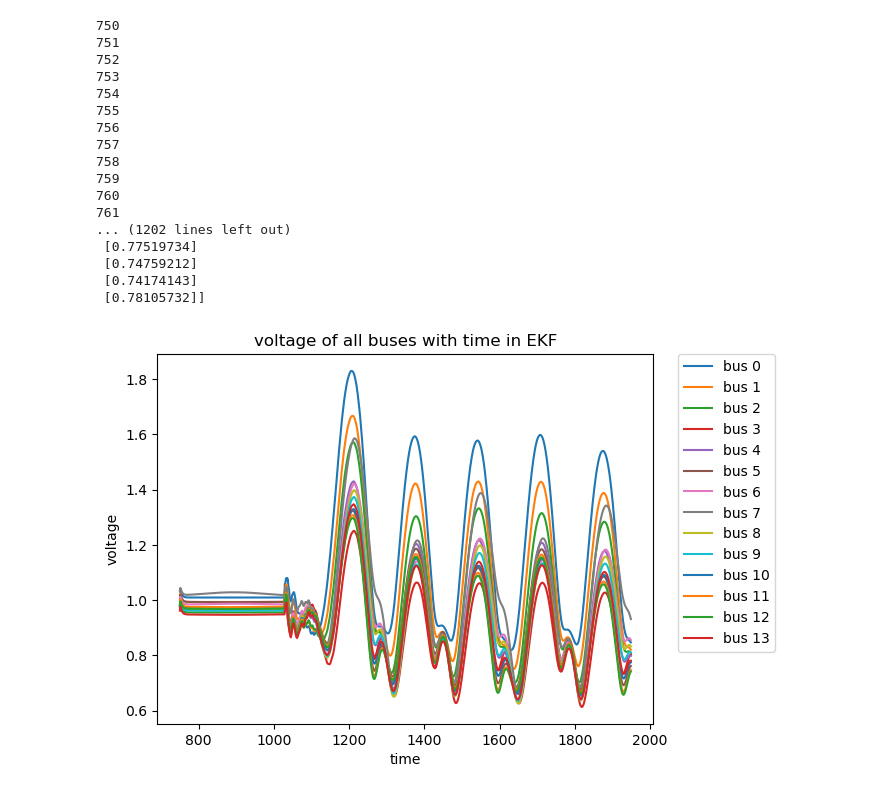
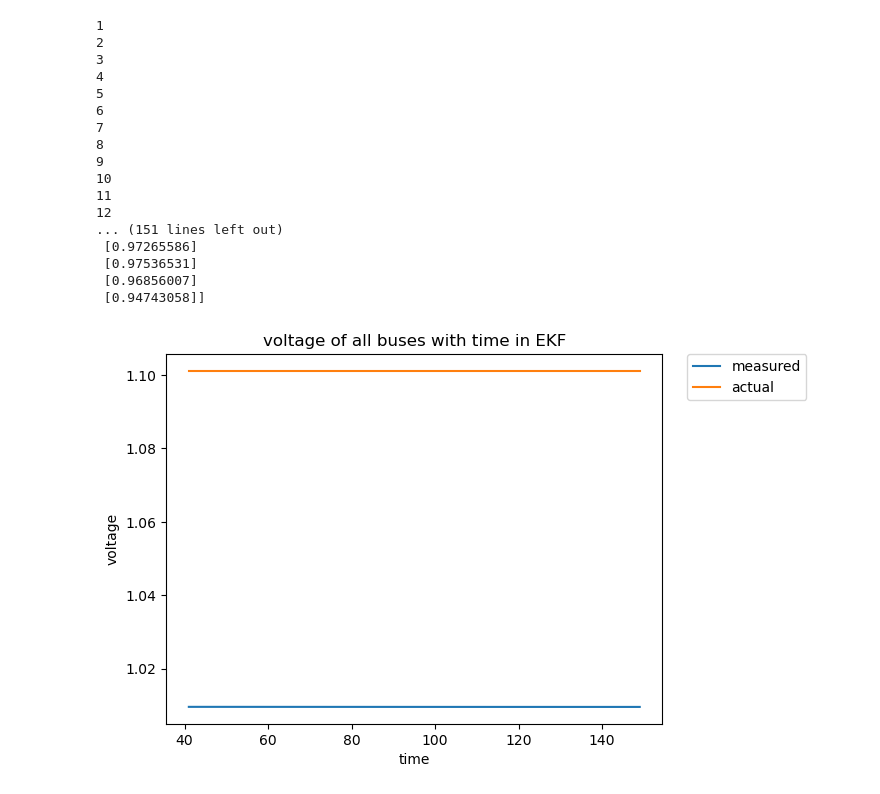
Before and after one commit to ayush-thakur/DSE_IEEE_14_bus, a Jupyter notebook: DSE_EKF_2.ipynb, the cells around one changed output. Drawn from its saved outputs; the diff is of its cells as text; code cells hidden in the pictures.

```diff
--- a/DSE_EKF_2.ipynb
+++ b/DSE_EKF_2.ipynb
@@ -378,7 +378,7 @@ def Hx(x):
 
     return h
 # %%
-Pi= pd.read_csv("C:/Users/hp/Downloads/CaseNum_245Results_fault_modified.csv")
+Pi= pd.read_csv("data/validation_measurement2_modified2.csv")
 nbus=14;
 Pi= Pi.to_numpy();
 Pi=Pi;
@@ -402,17 +402,19 @@ initial_covariance = np.eye(27)*1 # Initial covariance matrix
 ekf.x = initial_state
 ekf.P = initial_covariance # Initial covariance matrix
 
-ekf.Q =np.eye(27)# Process noise covariance matrix
-ekf.R = np.eye(41) # Measurement noise covariance matrix
+ekf.Q =np.eye(27)*0.01# Process noise covariance matrix
+ekf.R = np.eye(41)*1e-5 # Measurement noise covariance matrix
 def f(x, dt):
     F = np.identity(27)
     return F @ x
 
 x_g=[]
 y_g=[]
+df=pd.read_csv("data/validation_states1.csv")
+y_actual=[]
 for i2 in range(14):
     y_g.append([])
-for i in range (750,1950):
+for i in range (1,150):
     print(i)
     zdata = zdatas(i)
     z = zdata[:,2]
@@ -446,56 +448,59 @@ for i in range (750,1950):
     # plot.xlim(1,nbus)
 
     # plot.figure()
-    if(i>0):
+    if(i>40):
         for i1 in range(0,14):
             y11=ekf.x[13+i1]
             y_g[i1].append(y11.item())
 
         x_g.append(i)
+        y_actual.append(df['Subsystem #1|CTLs|Vars|Vrms_1'][0]/10)
         # plot.plot(range(1,nbus+1),V,label=f'{i}')
 
 
     # fig, ax = plot.subplots()
     # ax.plot(h1, label='h')
     # ax.plot(z, label='z')
     # ax.set_title('Graphs h and z')             # Set the plot title and labels
     # ax.set_xlabel('Index')
     # ax.set_ylabel('Values')
     # ax.legend()                                # Add a legend
     # plot.show()                                # Display the plot
 
     # print("State:\n\n", ekf.x[13:])
 
 
 print("\n\n Final State:\n\n", ekf.x[13:])
 # plot.title('Voltage Magnitude')
 # plot.xlabel('Bus number')
 # plot.ylabel('Magnitude (p.u.)')
 # plot.xlim(1,nbus)
 # plot.show()
-for i2 in range(14):
-    plot.plot(x_g,y_g[i2],label=f'bus {i2}')
+# for i2 in range(14):
+#     plot.plot(x_g,y_g[i2],label=f'bus {i2}')
+plot.plot(x_g,y_g[0],label="measured")
+plot.plot(x_g,y_actual,label="actual")
 plot.title('voltage of all buses with time in EKF')
 plot.xlabel('time')
 plot.ylabel('voltage')
 plot.legend(bbox_to_anchor=(1.05,1),loc='upper left', borderaxespad=0)
 plot.show()
 # %% [output]
-750
-751
-752
-753
-754
-755
-756
-757
-758
-759
-760
-761
-... (1202 lines left out)
- [0.77519734]
- [0.74759212]
- [0.74174143]
- [0.78105732]]
+1
+2
+3
+4
+5
+6
+7
+8
+9
+10
+11
+12
+... (151 lines left out)
+ [0.97265586]
+ [0.97536531]
+ [0.96856007]
+ [0.94743058]]
-[figure, old version]
+[figure, new version]
```
Also changed, not shown: 10 other files.
